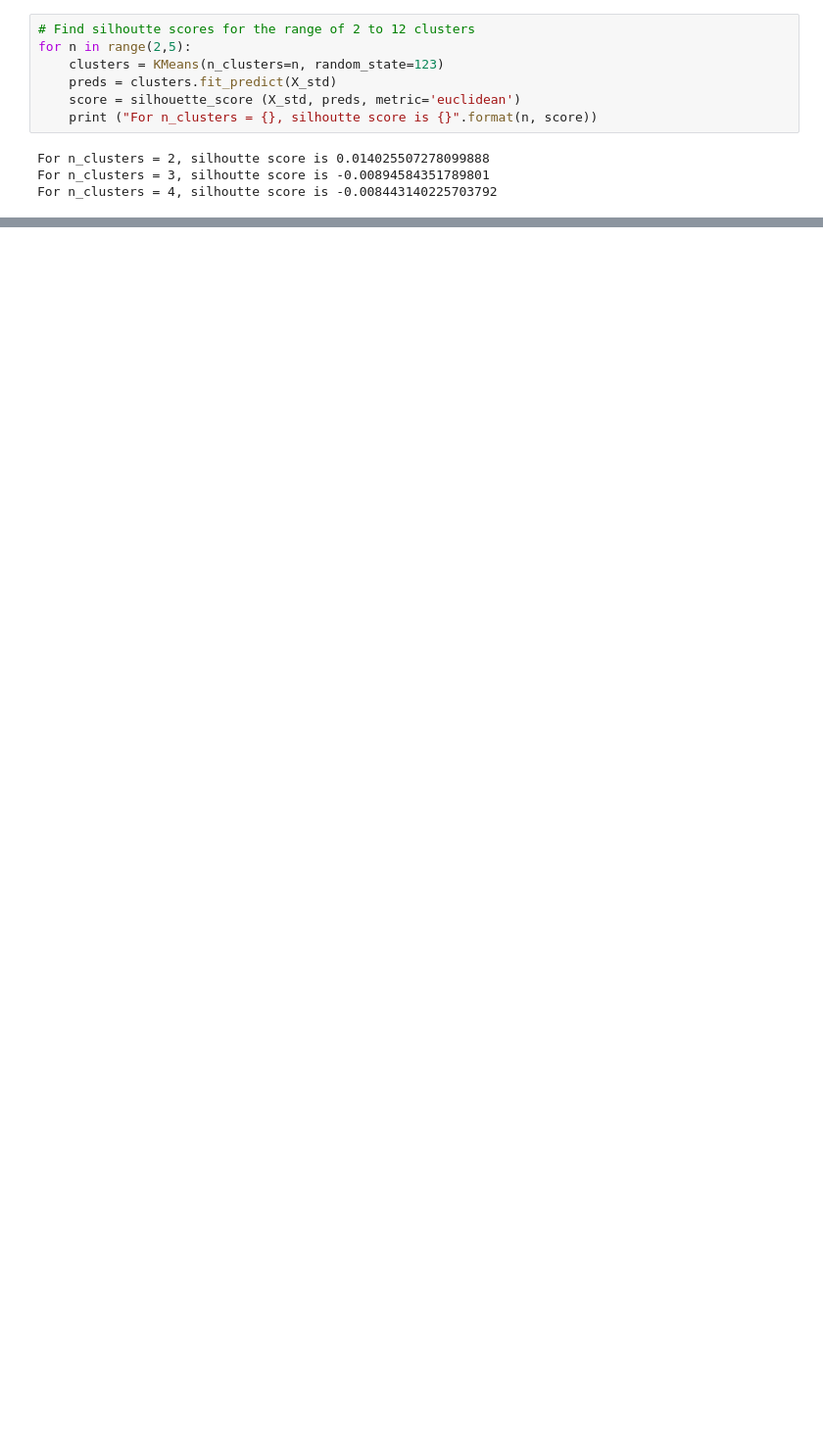
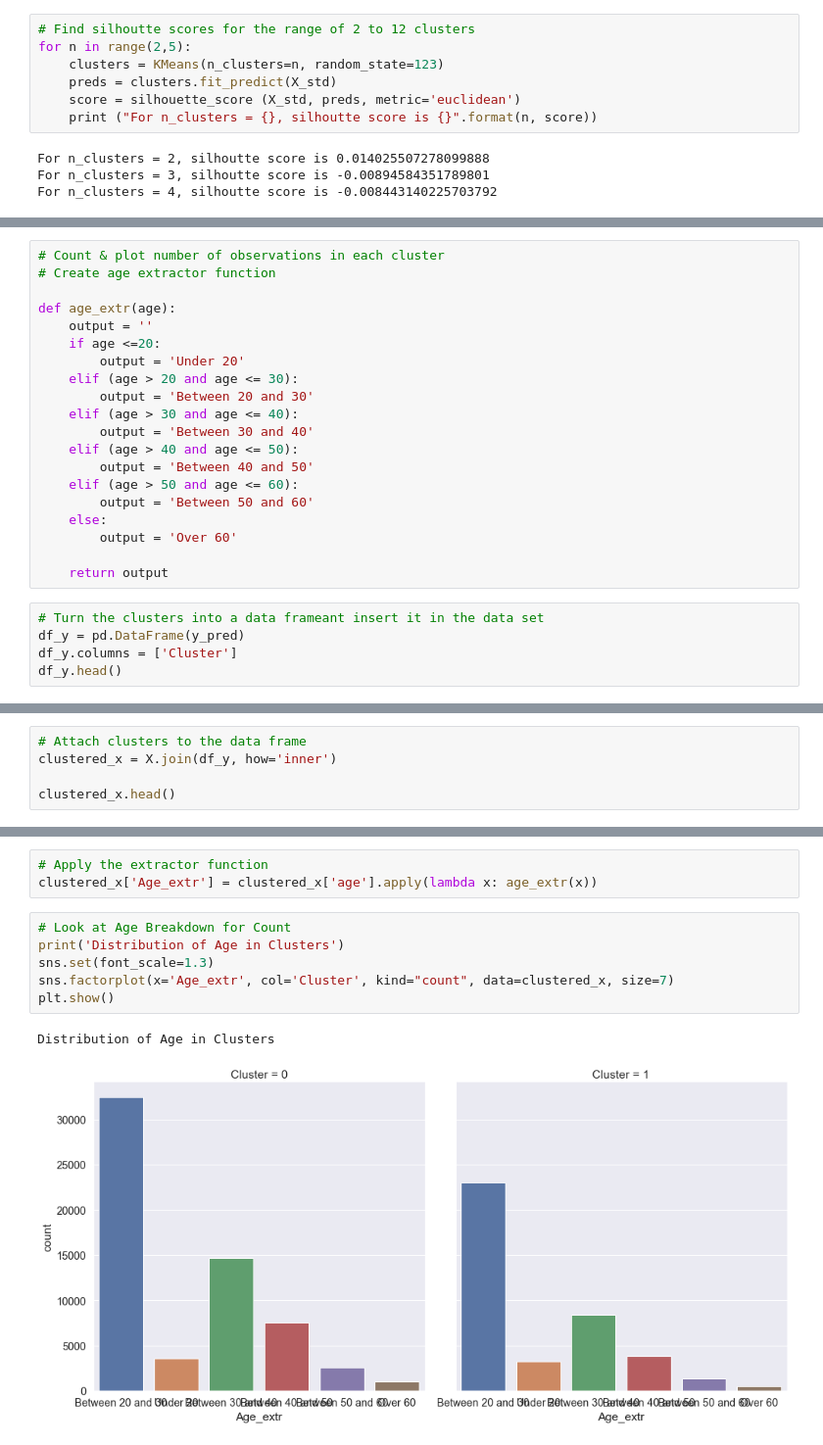
Before and after one commit to fazel74/Thinkful, a Jupyter notebook: 44.3.Final_Capstone.ipynb, the cells around one changed output, grey strips where cells are left out. Shown at 98% size. Drawn from its saved outputs; the diff is of its cells as text; blank space fills up the shorter version.

```diff
--- a/44.3.Final_Capstone.ipynb
+++ b/44.3.Final_Capstone.ipynb
@@ -1639,0 +1741,25 @@ For n_clusters = 4, silhoutte score is -0.008443140225703792
+# %%
+# Count & plot number of observations in each cluster
+# Create age extractor function
+
+def age_extr(age):
+    output = ''
+    if age <=20:
+        output = 'Under 20'
+    elif (age > 20 and age <= 30):
+        output = 'Between 20 and 30'
+    elif (age > 30 and age <= 40):
+        output = 'Between 30 and 40'
+    elif (age > 40 and age <= 50):
+        output = 'Between 40 and 50'
+    elif (age > 50 and age <= 60):
+        output = 'Between 50 and 60'
+    else:
+        output = 'Over 60'
+
+    return output
+# %%
+# Turn the clusters into a data frameant insert it in the data set
+df_y = pd.DataFrame(y_pred)
+df_y.columns = ['Cluster']
+df_y.head()
@@ -1639,0 +1773,5 @@ For n_clusters = 4, silhoutte score is -0.008443140225703792
+# %%
+# Attach clusters to the data frame
+clustered_x = X.join(df_y, how='inner')
+
+clustered_x.head()
@@ -1639,0 +1786,12 @@ For n_clusters = 4, silhoutte score is -0.008443140225703792
+# %%
+# Apply the extractor function
+clustered_x['Age_extr'] = clustered_x['age'].apply(lambda x: age_extr(x))
+# %%
+# Look at Age Breakdown for Count
+print('Distribution of Age in Clusters')
+sns.set(font_scale=1.3)
+sns.factorplot(x='Age_extr', col='Cluster', kind="count", data=clustered_x, size=7)
+plt.show()
+# %% [output]
+Distribution of Age in Clusters
+[figure, added]
```
Also changed, not shown: parts of 67 cells of this notebook.
